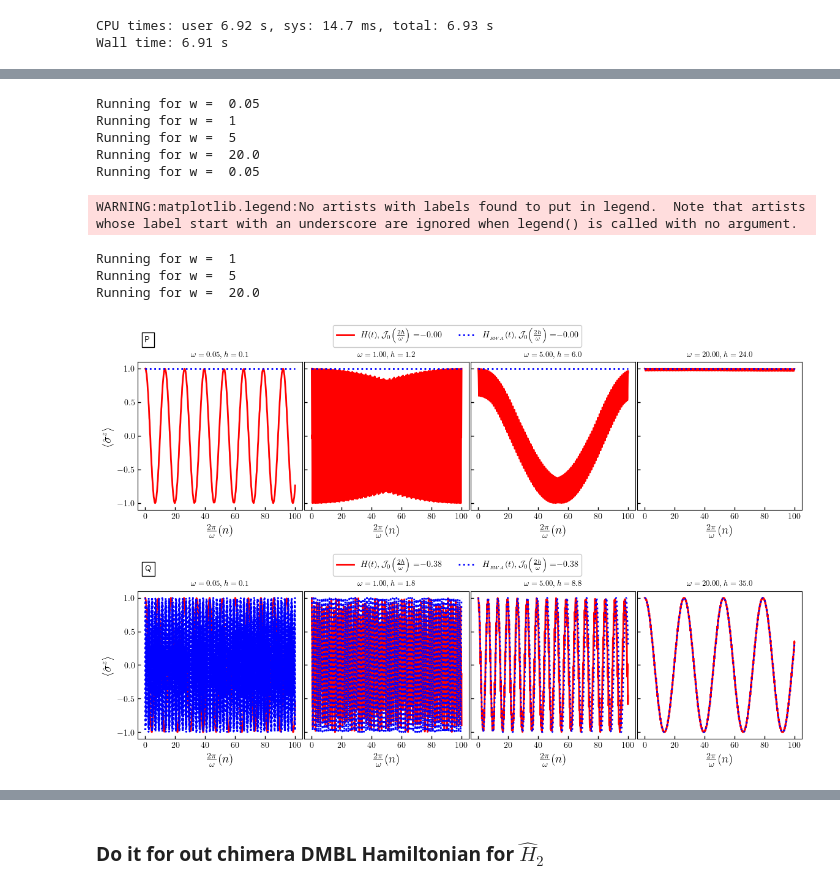
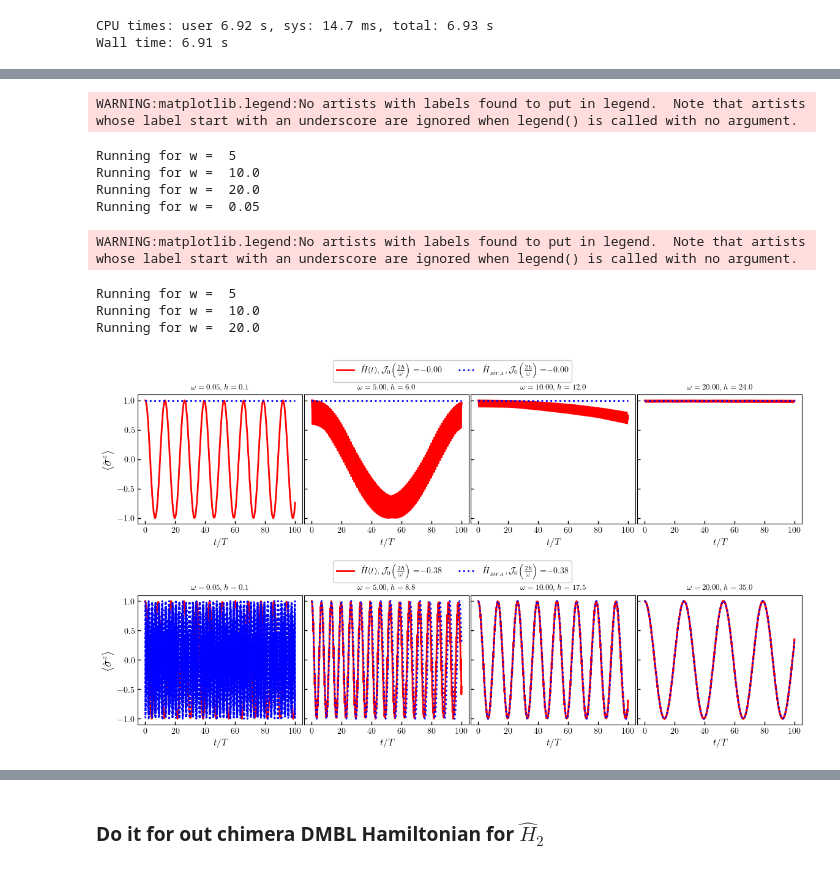
Before and after one commit to rahmahi/Chimera_Time_Crystal, a Jupyter notebook: chimera_codes_for_referee_etc/chimera_referee1/model_rwa.ipynb, the cells around one changed output, grey strips where cells are left out. Drawn from its saved outputs; the diff is of its cells as text; code cells hidden in the pictures.

```diff
--- a/chimera_codes_for_referee_etc/chimera_referee1/model_rwa.ipynb
+++ b/chimera_codes_for_referee_etc/chimera_referee1/model_rwa.ipynb
@@ -177,7 +177,7 @@ import warnings
 # Suppress all warnings
 warnings.filterwarnings('ignore')
 
-plt.rcParams.update({"figure.figsize": (14, 8),"text.usetex": True,"font.size": 10})
+plt.rcParams.update({"figure.figsize": (14, 7),"text.usetex": True,"font.size": 10})
 
 def drive(t, args):
     h = args['h']
@@ -224,7 +224,7 @@ if __name__ == '__main__':
     sx, sz = sigmax(), sigmaz()
 
     Delta = 1
-    ws = [0.05, 1,5,20.0]
+    ws = [0.05, 5,10.0, 20.0]
     nt = 100
     steps = 1000
 
@@ -242,11 +242,11 @@ if __name__ == '__main__':
             data_exact = np.array(run_dynm_exact(h,w,Delta, nt, steps))
             data_rwa = np.array(run_dynm_rwa(h,w,Delta, nt, steps))
 
-            lbl11 = r"$ H (t), \mathcal{{J}}_0\Big(\frac{{2h}}{{\omega}}\Big) =$"
+            lbl11 = r"$ \hat{H} (t), \mathcal{{J}}_0\Big(\frac{{2h}}{{\omega}}\Big) =$"
             lbl12 = fr"${jv(0,fr):1.2f}$"
 
             lbl1 = lbl11 + lbl12
-            lbl21 = fr"$H_{{_{{RWA}}}}(t), \mathcal{{J}}_0\Big(\frac{{2h}}{{\omega}}\Big) =$"
+            lbl21 = fr"$\hat{{H}}_{{_{{RWA}}}}, \mathcal{{J}}_0\Big(\frac{{2h}}{{\omega}}\Big) =$"
             lbl22 = fr"${jv(0,fr):1.2f}$"
             lbl2 = lbl21 + lbl22
 
@@ -255,8 +255,6 @@ if __name__ == '__main__':
             times = data_exact[1]
             axs[q][p].plot(times/T,data_exact[0][0], label=lbl[0], linewidth =2, color = 'red')
 
-
-            axs[q][p].set_xlabel(r"$T(n)$")
             axs[q][0].set_ylabel(r"$\langle \hat{\sigma}^z\rangle$", fontsize=14)
             axs[q][p].tick_params(which='both', axis="x", direction="in", width= 1.0)
             axs[q][p].tick_params(which='both', axis="y", direction="in", width= 1.0)
@@ -265,18 +263,18 @@ if __name__ == '__main__':
             axs[q][p].plot(times/T,data_rwa[0][0], label=lbl[1], linewidth =2, linestyle ='dotted', color = 'blue')
 
             #plt.title(r'$S_x$ Dynamics_TSS: $\omega$=90 Spin =  $%4d$'%N)
-            axs[q][p].set_xlabel(r"$\frac{2\pi}{\omega}(n)$", fontsize=14)
+            axs[q][p].set_xlabel(r"$t/T$", fontsize=11)
             #axs[1].set_ylabel(r"$\langle S_x\rangle$")
             axs[q][p].tick_params(which='both', axis="x", direction="in", width= 1.0)
             axs[q][p].tick_params(which='both', axis="y", direction="in", width= 1.0)
 
-            axs[q][1].legend(bbox_to_anchor=(0.15, 1.28), loc='upper left',\
+            axs[q][1].legend(bbox_to_anchor=(0.15, 1.3), loc='upper left',\
                              frameon = True, fontsize = 10,ncol=2, fancybox=True,framealpha=True)
             axs[q][p].set_title(fr"$\omega = {w:1.2f}, h = {h:1.1f}$", fontsize = 9)
 
         #plt.ylim(0,1.1)
-    axs[0][0].text(0.0, 1.4, 'P', color='black', bbox=dict(facecolor='none', edgecolor='black'), fontsize=10)
-    axs[1][0].text(0.0, 1.4, 'Q', color='black', bbox=dict(facecolor='none', edgecolor='black'), fontsize=10)
+    #axs[0][0].text(0.0, 1.4, 'P', color='black', bbox=dict(facecolor='none', edgecolor='black'), fontsize=10)
+    #axs[1][0].text(0.0, 1.4, 'Q', color='black', bbox=dict(facecolor='none', edgecolor='black'), fontsize=10)
 
     figname = "rwa_vs_exact_w_low_n_high_frz_nfrz.pdf"
     plt.savefig(figname, bbox_inches='tight', pad_inches=0.0)
@@ -287,10 +285,10 @@ WARNING:matplotlib.legend:No artists with labels found to put in legend.  Note t
-Running for w =  0.05
-Running for w =  1
-Running for w =  5
-Running for w =  20.0
-Running for w =  0.05
+WARNING:matplotlib.legend:No artists with labels found to put in legend.  Note that artists whose label start with an underscore are ignored when legend() is called with no argument.
-WARNING:matplotlib.legend:No artists with labels found to put in legend.  Note that artists whose label start with an underscore are ignored when legend() is called with no argument.
+Running for w =  5
+Running for w =  10.0
+Running for w =  20.0
+Running for w =  0.05
-Running for w =  1
-Running for w =  5
-Running for w =  20.0
+WARNING:matplotlib.legend:No artists with labels found to put in legend.  Note that artists whose label start with an underscore are ignored when legend() is called with no argument.
+Running for w =  5
+Running for w =  10.0
+Running for w =  20.0
-[figure, old version]
+[figure, new version]
```
Also changed, not shown: parts of 1 cell of this notebook, 9 other files.
